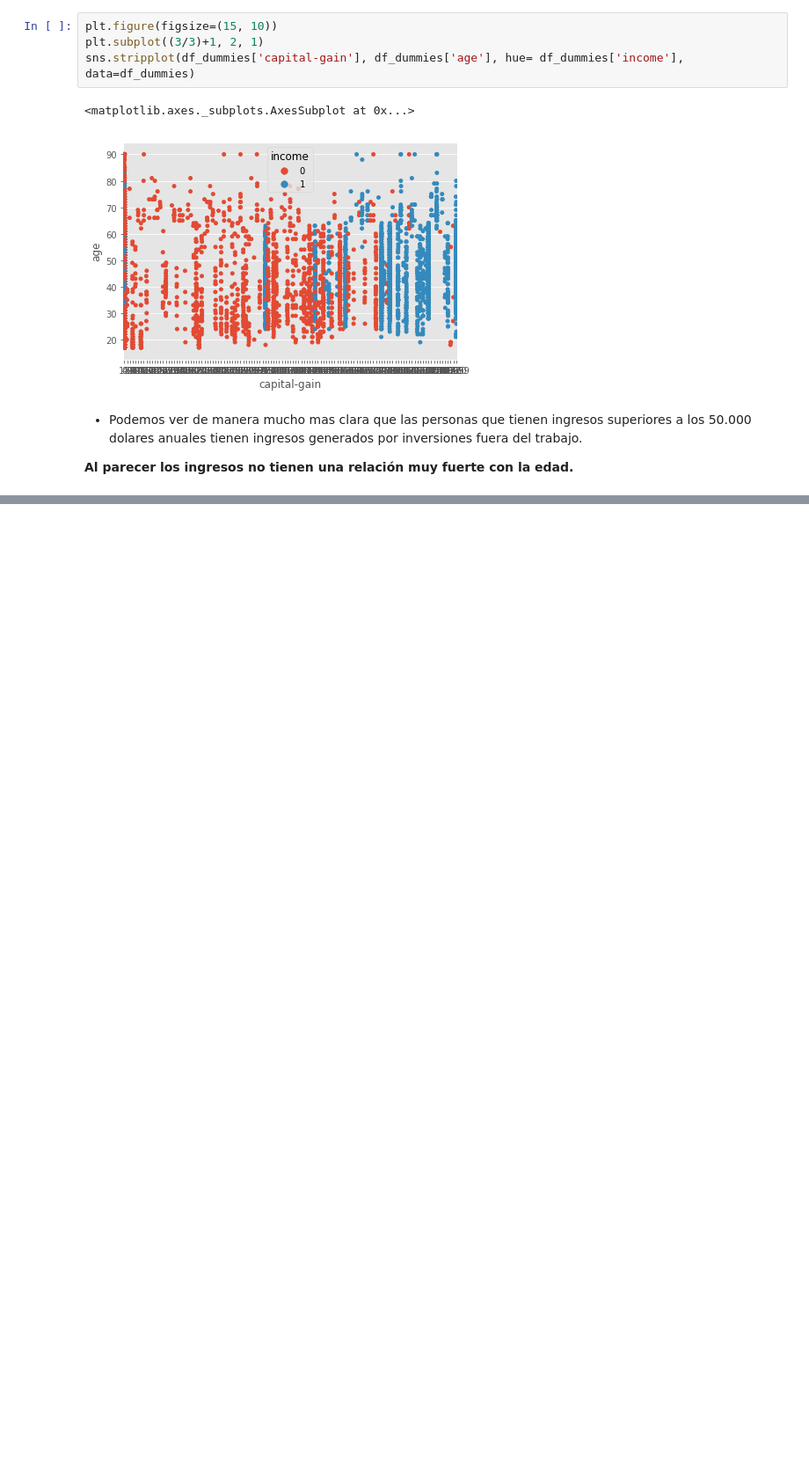
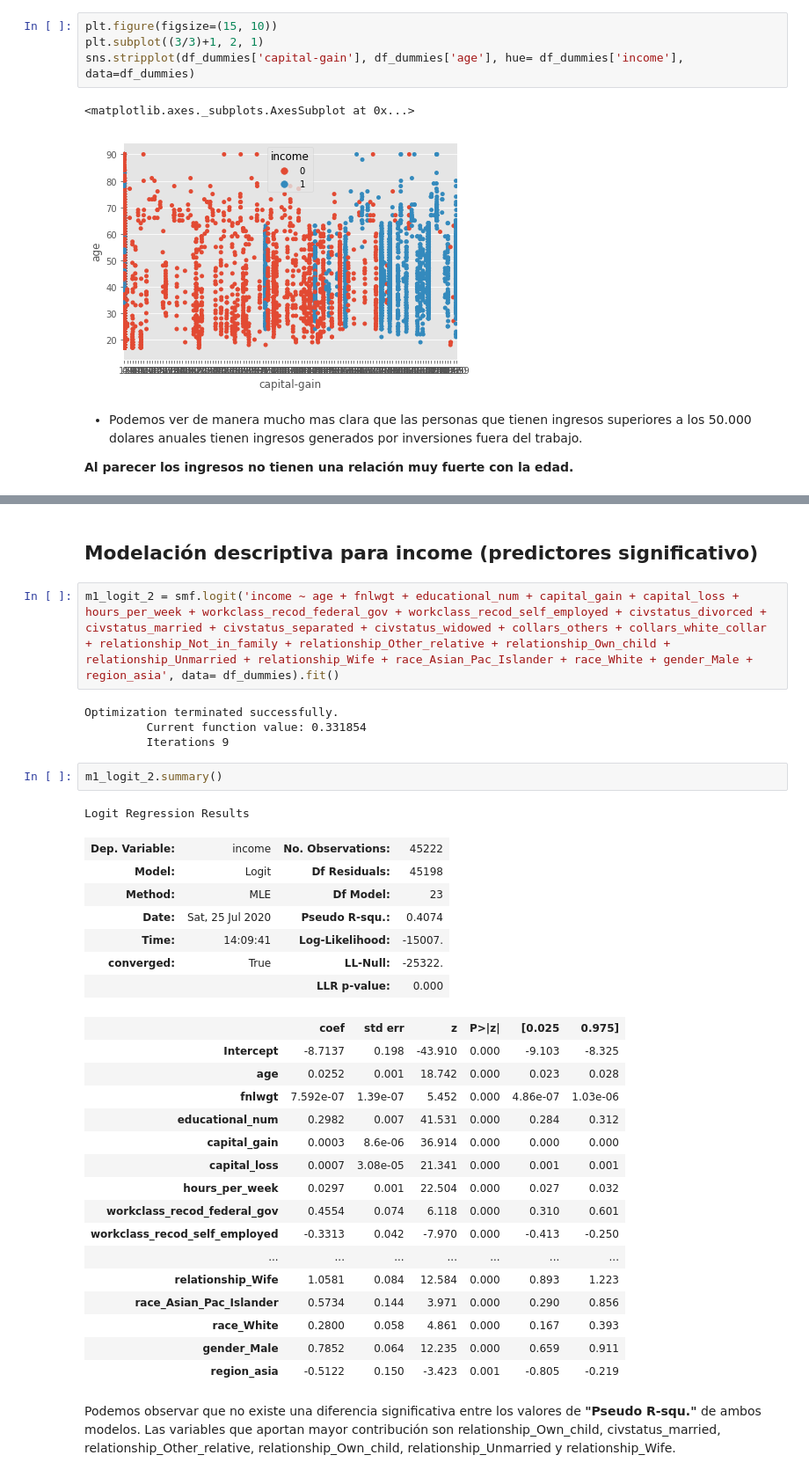
Before and after one commit to vidalchile/data_science_g14, a Jupyter notebook: prueba-fundamentos-data-science/prueba_hito_3_cristian_vidal/desafío_1_determinantes_del_ingreso_cristian_vidal.ipynb, the cells around one changed output, grey strips where cells are left out. Shown at 88% size. Saved outputs shown, nothing was run; the diff lists cells and outputs as text; blank space fills up the shorter version.

```diff
--- a/prueba-fundamentos-data-science/prueba_hito_3_cristian_vidal/desafío_1_determinantes_del_ingreso_cristian_vidal.ipynb
+++ b/prueba-fundamentos-data-science/prueba_hito_3_cristian_vidal/desafío_1_determinantes_del_ingreso_cristian_vidal.ipynb
@@ -643,0 +680,37 @@ __Al parecer los ingresos no tienen una relación muy fuerte con la edad.__
+# %% [markdown]
+## Modelación descriptiva para income (predictores significativo)
+# %%
+m1_logit_2 = smf.logit('income ~ age + fnlwgt + educational_num + capital_gain + capital_loss + hours_per_week + workclass_recod_federal_gov + workclass_recod_self_employed + civstatus_divorced + civstatus_married + civstatus_separated + civstatus_widowed + collars_others + collars_white_collar + relationship_Not_in_family + relationship_Other_relative + relationship_Own_child + relationship_Unmarried + relationship_Wife + race_Asian_Pac_Islander + race_White + gender_Male + region_asia', data= df_dummies).fit()
+# %% [output]
+Optimization terminated successfully.
+         Current function value: 0.331854
+         Iterations 9
+# %%
+m1_logit_2.summary()
+# %% [output]
+Logit Regression Results
+| Dep. Variable: | income | No. Observations: | 45222 |
+| Model: | Logit | Df Residuals: | 45198 |
+| Method: | MLE | Df Model: | 23 |
+| Date: | Sat, 25 Jul 2020 | Pseudo R-squ.: | 0.4074 |
+| Time: | 14:09:41 | Log-Likelihood: | -15007. |
+| converged: | True | LL-Null: | -25322. |
+|  |  | LLR p-value: | 0.000 |
+|  | coef | std err | z | P>|z| | [0.025 | 0.975] |
+| Intercept | -8.7137 | 0.198 | -43.910 | 0.000 | -9.103 | -8.325 |
+| age | 0.0252 | 0.001 | 18.742 | 0.000 | 0.023 | 0.028 |
+| fnlwgt | 7.592e-07 | 1.39e-07 | 5.452 | 0.000 | 4.86e-07 | 1.03e-06 |
+| educational_num | 0.2982 | 0.007 | 41.531 | 0.000 | 0.284 | 0.312 |
+| capital_gain | 0.0003 | 8.6e-06 | 36.914 | 0.000 | 0.000 | 0.000 |
+| capital_loss | 0.0007 | 3.08e-05 | 21.341 | 0.000 | 0.001 | 0.001 |
+| hours_per_week | 0.0297 | 0.001 | 22.504 | 0.000 | 0.027 | 0.032 |
+| workclass_recod_federal_gov | 0.4554 | 0.074 | 6.118 | 0.000 | 0.310 | 0.601 |
+| workclass_recod_self_employed | -0.3313 | 0.042 | -7.970 | 0.000 | -0.413 | -0.250 |
+| ... | ... | ... | ... | ... | ... | ... |
+| relationship_Wife | 1.0581 | 0.084 | 12.584 | 0.000 | 0.893 | 1.223 |
+| race_Asian_Pac_Islander | 0.5734 | 0.144 | 3.971 | 0.000 | 0.290 | 0.856 |
+| race_White | 0.2800 | 0.058 | 4.861 | 0.000 | 0.167 | 0.393 |
+| gender_Male | 0.7852 | 0.064 | 12.235 | 0.000 | 0.659 | 0.911 |
+| region_asia | -0.5122 | 0.150 | -3.423 | 0.001 | -0.805 | -0.219 |
+# %% [markdown]
+Podemos observar que no existe una diferencia significativa entre los valores de __"Pseudo R-squ."__ de ambos modelos. Las variables que aportan mayor contribución son relationship_Own_child, civstatus_married, relationship_Other_relative, relationship_Own_child, relationship_Unmarried y relationship_Wife.
```
Also changed, not shown: parts of 30 cells of this notebook, 9 other files.
